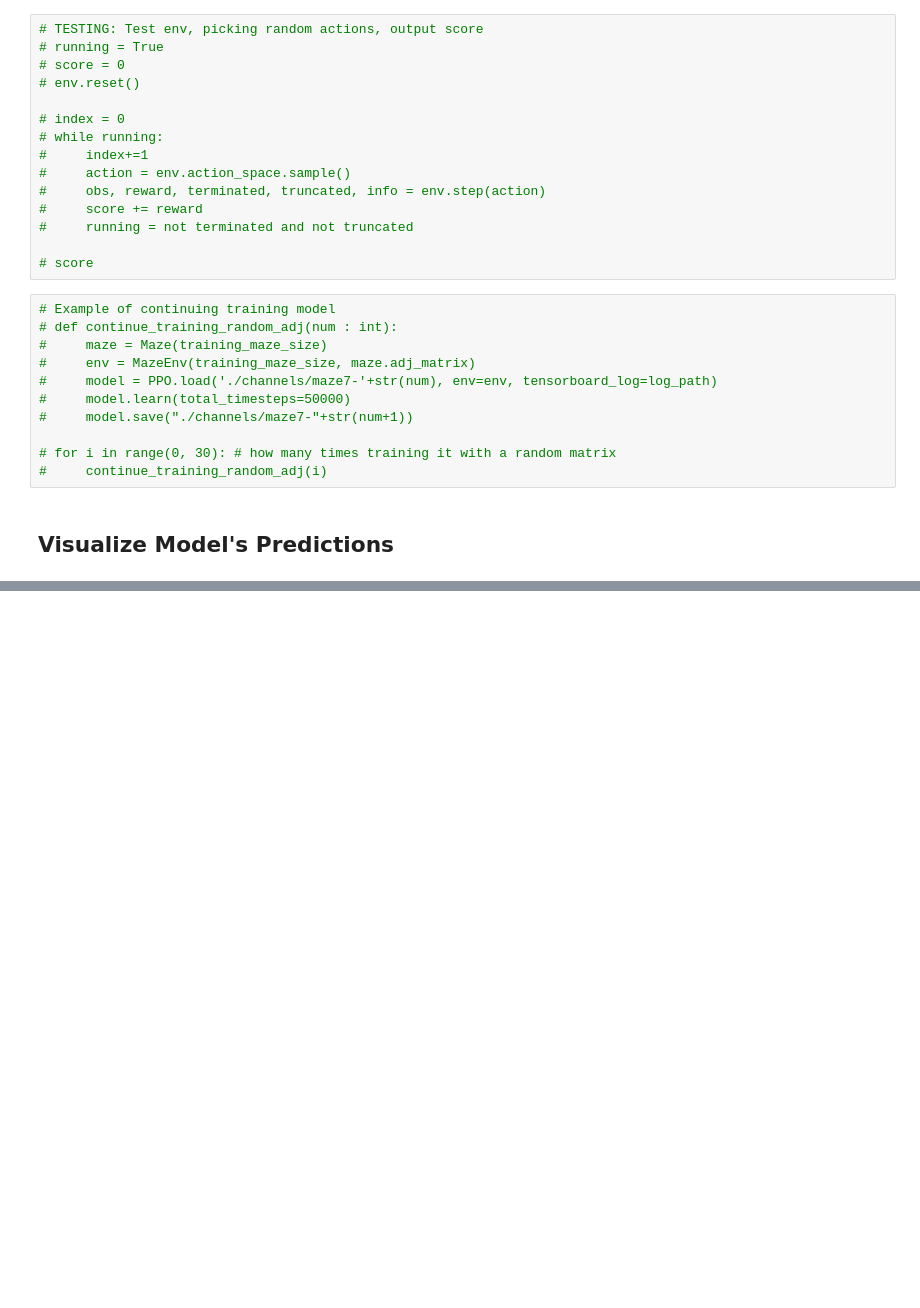
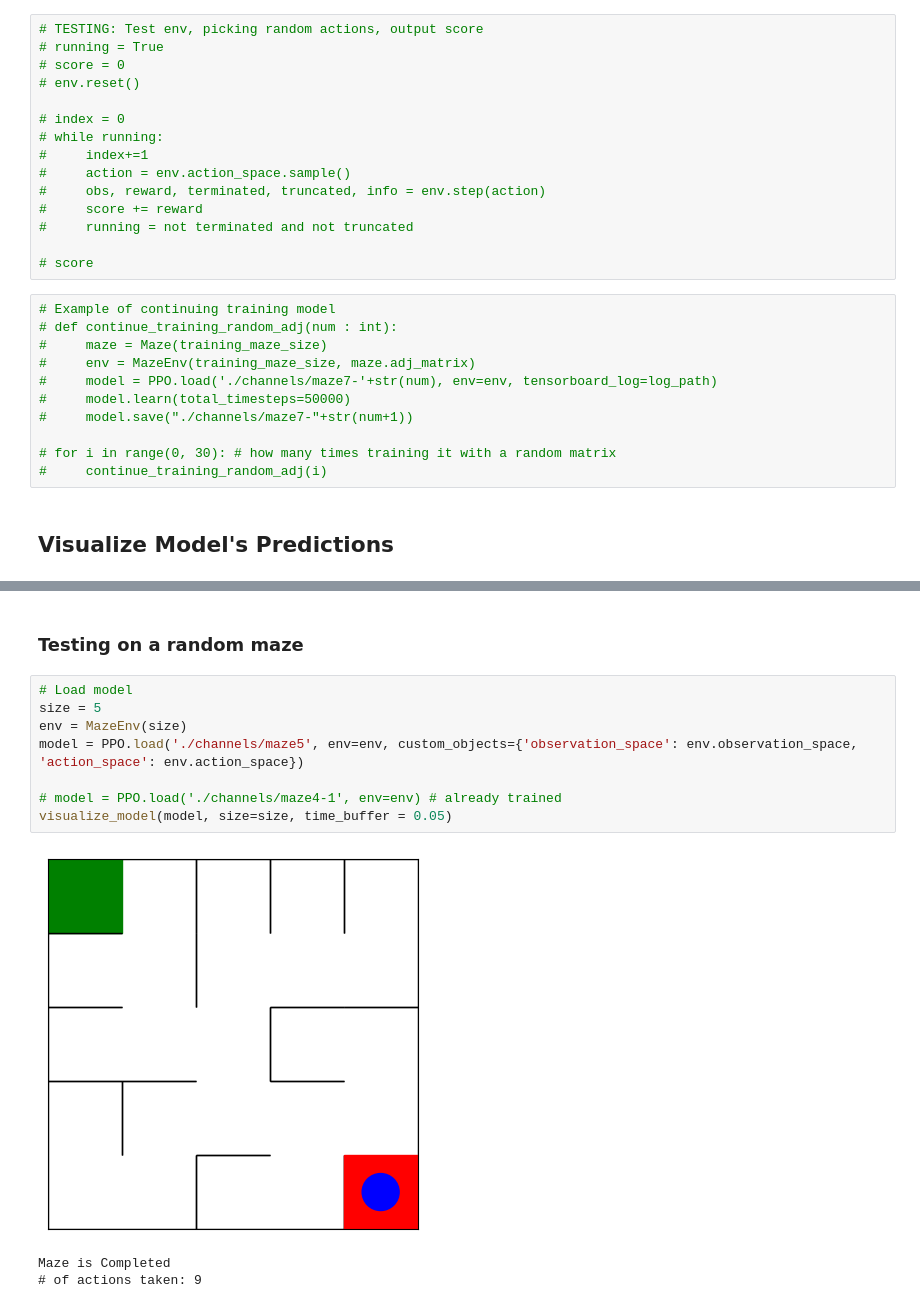
Before and after one commit to soaphia14/rl-maze, a Jupyter notebook: main.ipynb, the cells around one changed output, grey strips where cells are left out. Saved outputs shown, nothing was run; the diff lists cells and outputs as text; blank space fills up the shorter version.

```diff
--- a/main.ipynb
+++ b/main.ipynb
@@ -619,0 +647,14 @@ Maze is Completed
+# %% [markdown]
+### Testing on a random maze
+# %%
+# Load model
+size = 5
+env = MazeEnv(size)
+model = PPO.load('./channels/maze5', env=env, custom_objects={'observation_space': env.observation_space, 'action_space': env.action_space})
+
+# model = PPO.load('./channels/maze4-1', env=env) # already trained
+visualize_model(model, size=size, time_buffer = 0.05)
+# %% [output]
+[figure, added]
+Maze is Completed
+# of actions taken: 9
```
Also changed, not shown: parts of 10 cells of this notebook, 3 other files.
